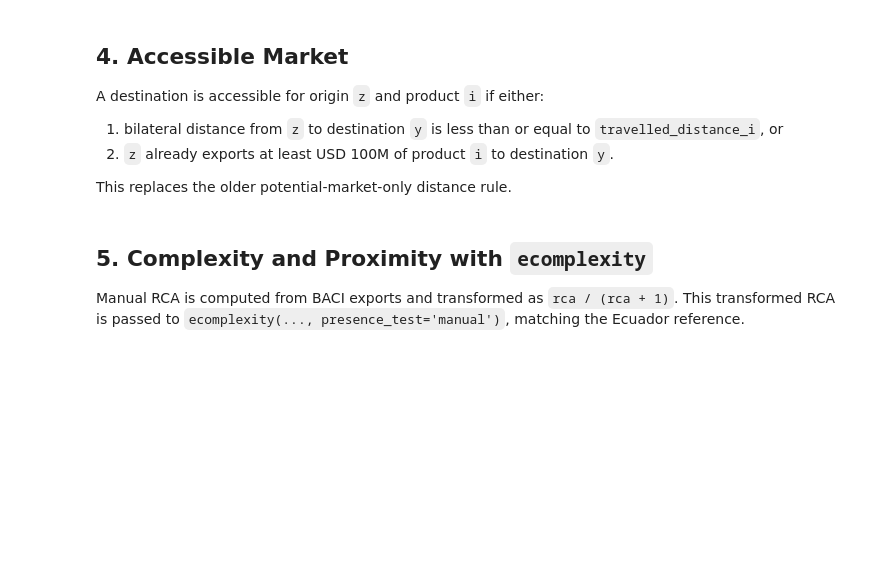
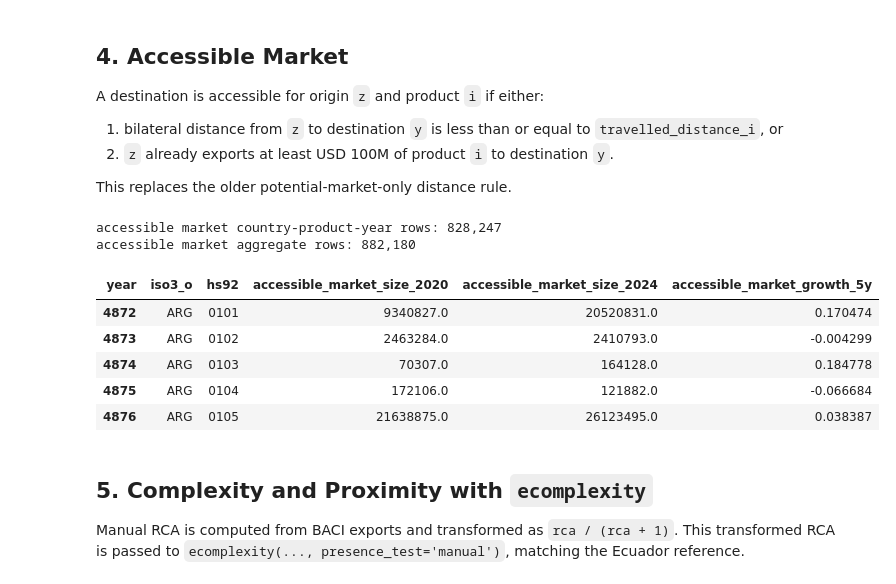
Before and after one commit to jcanas21/GL_argentina_opportunities, a Jupyter notebook: code/data_processing.ipynb, the cells around one changed output. Saved outputs shown, nothing was run; the diff lists cells and outputs as text; code cells hidden in the pictures; blank space fills up the shorter version.

```diff
--- a/code/data_processing.ipynb
+++ b/code/data_processing.ipynb
@@ -252,48 +270,42 @@ accessible_market_by_product_year = pd.concat(origin_year_parts, ignore_index=Tr
 accessible_markets = pd.concat(arg_detail_parts, ignore_index=True) if arg_detail_parts else pd.DataFrame()
 accessible_markets.to_csv(INTERMEDIATE / 'accessible_market_by_country_product_year.csv', index=False)
 accessible_markets_2024 = accessible_markets[accessible_markets['year'].eq(2024)].copy()
 accessible_markets_2024.to_csv(INTERMEDIATE / 'accessible_market_by_country_product.csv', index=False)
 
-# Legacy compatibility copies.
-accessible_markets.to_csv(INTERMEDIATE / 'potential_market_by_country_product_year.csv', index=False)
-accessible_markets_2024.to_csv(INTERMEDIATE / 'potential_market_by_country_product.csv', index=False)
 
 accessible_market_by_product_year = accessible_market_by_product_year.groupby(['iso3_o', 'hs92', 'year'], as_index=False)['accessible_market_size'].sum()
 accessible_market_by_product_year.to_csv(INTERMEDIATE / 'accessible_market_by_product_year.csv', index=False)
 accessible_market_by_product_2024 = accessible_market_by_product_year[accessible_market_by_product_year['year'].eq(2024)].copy()
 accessible_market_by_product_2024[['iso3_o', 'hs92', 'accessible_market_size']].to_csv(INTERMEDIATE / 'accessible_market_by_product.csv', index=False)
 
 am_pivot = accessible_market_by_product_year.pivot_table(index=['iso3_o', 'hs92'], columns='year', values='accessible_market_size', aggfunc='sum', fill_value=0).reset_index()
 for year in [2020, 2024]:
     if year not in am_pivot.columns:
         am_pivot[year] = 0.0
 am_pivot['accessible_market_growth_5y'] = np.where(
     (am_pivot[2020] > 0) & (am_pivot[2024] > 0),
     (am_pivot[2024] / am_pivot[2020]) ** (1 / 5) - 1,
     0.0,
 )
 accessible_market_growth = am_pivot[['iso3_o', 'hs92', 2020, 2024, 'accessible_market_growth_5y']].rename(columns={
     2020: 'accessible_market_size_2020',
     2024: 'accessible_market_size_2024',
 })
 accessible_market_growth.to_csv(INTERMEDIATE / 'accessible_market_growth_by_product.csv', index=False)
 
-# Legacy compatibility copies under potential_market_* names.
-legacy_product_2024 = accessible_market_by_product_2024.rename(columns={'iso3_o': 'iso3_d', 'accessible_market_size': 'potential_market_imports_sum'})
-legacy_product_2024[['iso3_d', 'hs92', 'potential_market_imports_sum']].to_csv(INTERMEDIATE / 'potential_market_by_product.csv', index=False)
-legacy_product_year = accessible_market_by_product_year.rename(columns={'iso3_o': 'iso3_d', 'accessible_market_size': 'potential_market_size'})
-legacy_product_year.to_csv(INTERMEDIATE / 'potential_market_by_product_year.csv', index=False)
-legacy_growth = accessible_market_growth.rename(columns={
-    'iso3_o': 'iso3_d',
-    'accessible_market_size_2020': 'potential_market_size_2020',
-    'accessible_market_size_2024': 'potential_market_size_2024',
-    'accessible_market_growth_5y': 'potential_market_growth_5y',
-})
-legacy_growth.to_csv(INTERMEDIATE / 'potential_market_growth_by_product.csv', index=False)
 
 print(f'accessible market country-product-year rows: {len(accessible_markets):,}')
 print(f'accessible market aggregate rows: {len(accessible_market_by_product_year):,}')
 accessible_market_growth[accessible_market_growth['iso3_o'].eq(FOCUS_ISO)].head()
+# %% [output]
+accessible market country-product-year rows: 828,247
+accessible market aggregate rows: 882,180
+| year | iso3_o | hs92 | accessible_market_size_2020 | accessible_market_size_2024 | accessible_market_growth_5y |
+| 4872 | ARG | 0101 | 9340827.0 | 20520831.0 | 0.170474 |
+| 4873 | ARG | 0102 | 2463284.0 | 2410793.0 | -0.004299 |
+| 4874 | ARG | 0103 | 70307.0 | 164128.0 | 0.184778 |
+| 4875 | ARG | 0104 | 172106.0 | 121882.0 | -0.066684 |
+| 4876 | ARG | 0105 | 21638875.0 | 26123495.0 | 0.038387 |
 # %% [markdown]
 ## 5. Complexity and Proximity with `ecomplexity`
 
```
Also changed, not shown: parts of 11 cells of this notebook, 7 other files.
